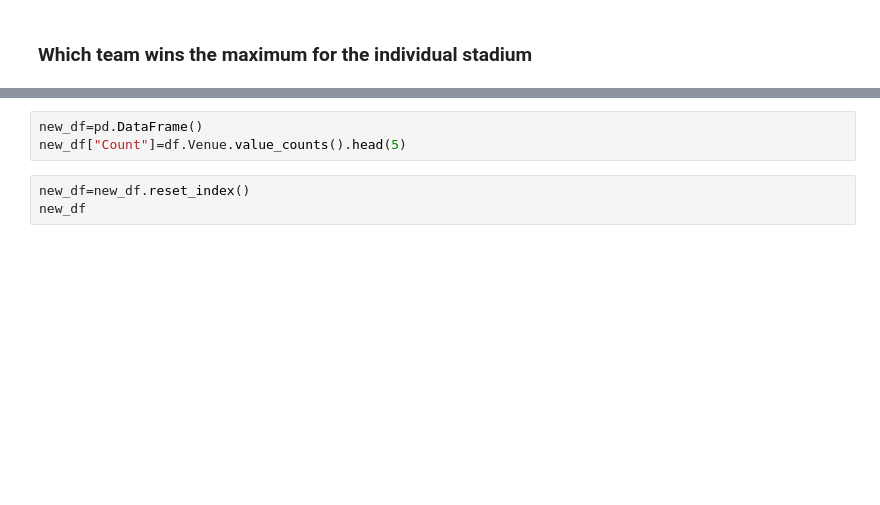
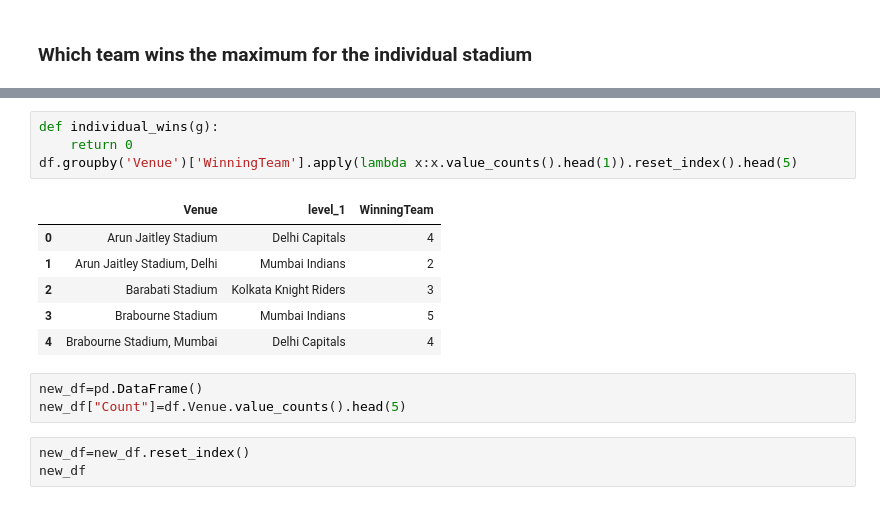
Before and after one commit to Zaidmemon5412/sem-4, a Jupyter notebook: python-2/VHA_task/9.25_03_2026.ipynb, the cells around one changed output, grey strips where cells are left out. Cells and saved outputs as stored; diff of their text form; blank space fills up the shorter version.

```diff
--- a/python-2/VHA_task/9.25_03_2026.ipynb
+++ b/python-2/VHA_task/9.25_03_2026.ipynb
@@ -73,3 +121,14 @@ df.groupby("WinningTeam")['Player_of_Match'].apply(lambda x:x.nunique()).sort_va
+# %%
+def individual_wins(g):
+    return 0
+df.groupby('Venue')['WinningTeam'].apply(lambda x:x.value_counts().head(1)).reset_index().head(5)
+# %% [output]
+|  | Venue | level_1 | WinningTeam |
+| 0 | Arun Jaitley Stadium | Delhi Capitals | 4 |
+| 1 | Arun Jaitley Stadium, Delhi | Mumbai Indians | 2 |
+| 2 | Barabati Stadium | Kolkata Knight Riders | 3 |
+| 3 | Brabourne Stadium | Mumbai Indians | 5 |
+| 4 | Brabourne Stadium, Mumbai | Delhi Capitals | 4 |
 # %%
 new_df=pd.DataFrame()
 new_df["Count"]=df.Venue.value_counts().head(5)
```
Also changed, not shown: parts of 8 cells of this notebook, 6 other files.
